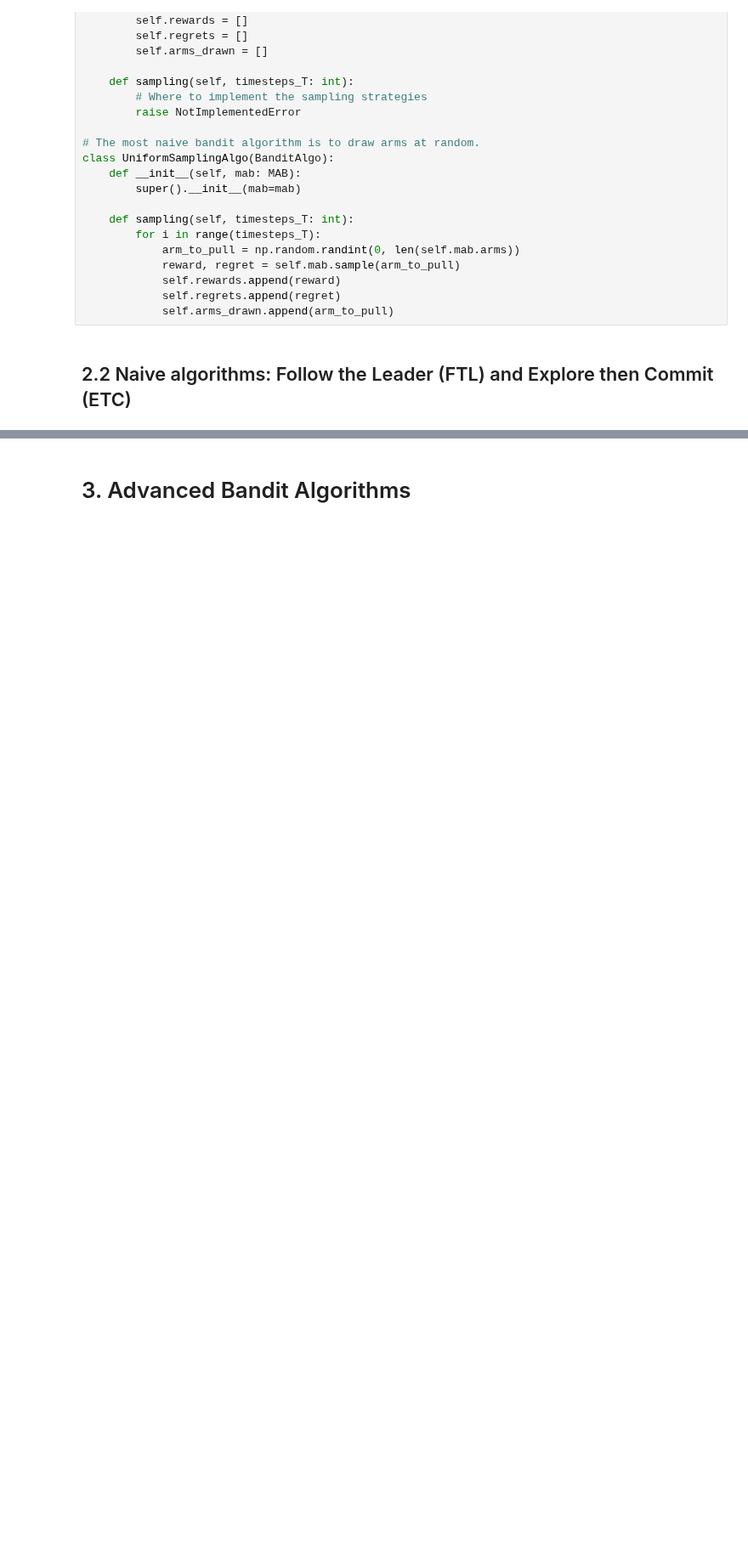
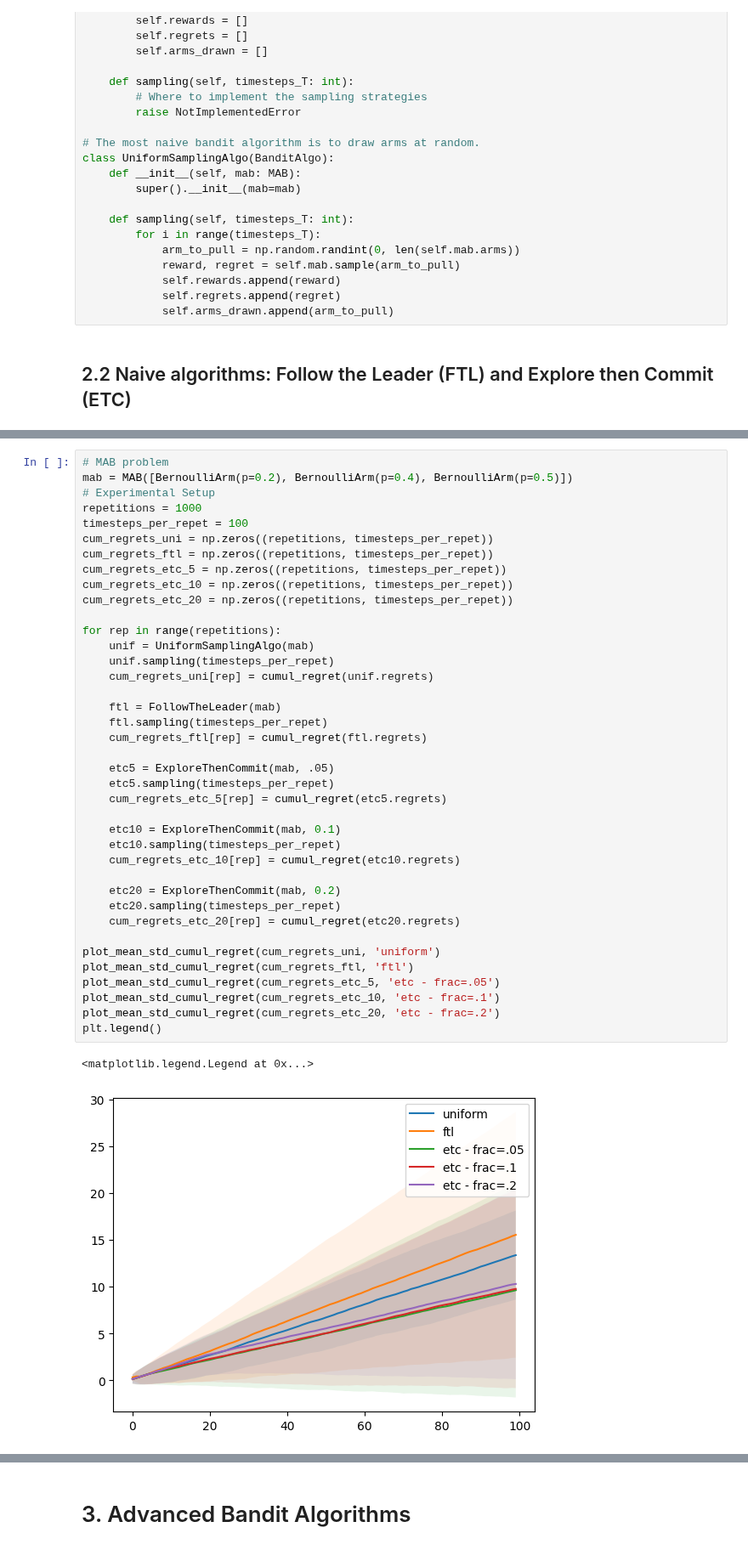
Before and after one commit to Debabrota-Basu/debabrota-basu.github.io, a Jupyter notebook: teaching_materials/sdm_23_24/SDM_practical_1_Bandits.ipynb, the cells around one changed output, grey strips where cells are left out. Shown at 85% size. Drawn from its saved outputs; the diff is of its cells as text; blank space fills up the shorter version.

```diff
--- a/teaching_materials/sdm_23_24/SDM_practical_1_Bandits.ipynb
+++ b/teaching_materials/sdm_23_24/SDM_practical_1_Bandits.ipynb
@@ -190,0 +207,42 @@ Text(0, 0.5, 'Cumulative Regret')
+# %%
+# MAB problem
+mab = MAB([BernoulliArm(p=0.2), BernoulliArm(p=0.4), BernoulliArm(p=0.5)])
+# Experimental Setup
+repetitions = 1000
+timesteps_per_repet = 100
+cum_regrets_uni = np.zeros((repetitions, timesteps_per_repet))
+cum_regrets_ftl = np.zeros((repetitions, timesteps_per_repet))
+cum_regrets_etc_5 = np.zeros((repetitions, timesteps_per_repet))
+cum_regrets_etc_10 = np.zeros((repetitions, timesteps_per_repet))
+cum_regrets_etc_20 = np.zeros((repetitions, timesteps_per_repet))
+
+for rep in range(repetitions):
+    unif = UniformSamplingAlgo(mab)
+    unif.sampling(timesteps_per_repet)
+    cum_regrets_uni[rep] = cumul_regret(unif.regrets)
+
+    ftl = FollowTheLeader(mab)
+    ftl.sampling(timesteps_per_repet)
+    cum_regrets_ftl[rep] = cumul_regret(ftl.regrets)
+
+    etc5 = ExploreThenCommit(mab, .05)
+    etc5.sampling(timesteps_per_repet)
+    cum_regrets_etc_5[rep] = cumul_regret(etc5.regrets)
+
+    etc10 = ExploreThenCommit(mab, 0.1)
+    etc10.sampling(timesteps_per_repet)
+    cum_regrets_etc_10[rep] = cumul_regret(etc10.regrets)
+
+    etc20 = ExploreThenCommit(mab, 0.2)
+    etc20.sampling(timesteps_per_repet)
+    cum_regrets_etc_20[rep] = cumul_regret(etc20.regrets)
+
+plot_mean_std_cumul_regret(cum_regrets_uni, 'uniform')
+plot_mean_std_cumul_regret(cum_regrets_ftl, 'ftl')
+plot_mean_std_cumul_regret(cum_regrets_etc_5, 'etc - frac=.05')
+plot_mean_std_cumul_regret(cum_regrets_etc_10, 'etc - frac=.1')
+plot_mean_std_cumul_regret(cum_regrets_etc_20, 'etc - frac=.2')
+plt.legend()
+# %% [output]
+<matplotlib.legend.Legend at 0x...>
+[figure, added]
```
Also changed, not shown: parts of 16 cells of this notebook.
